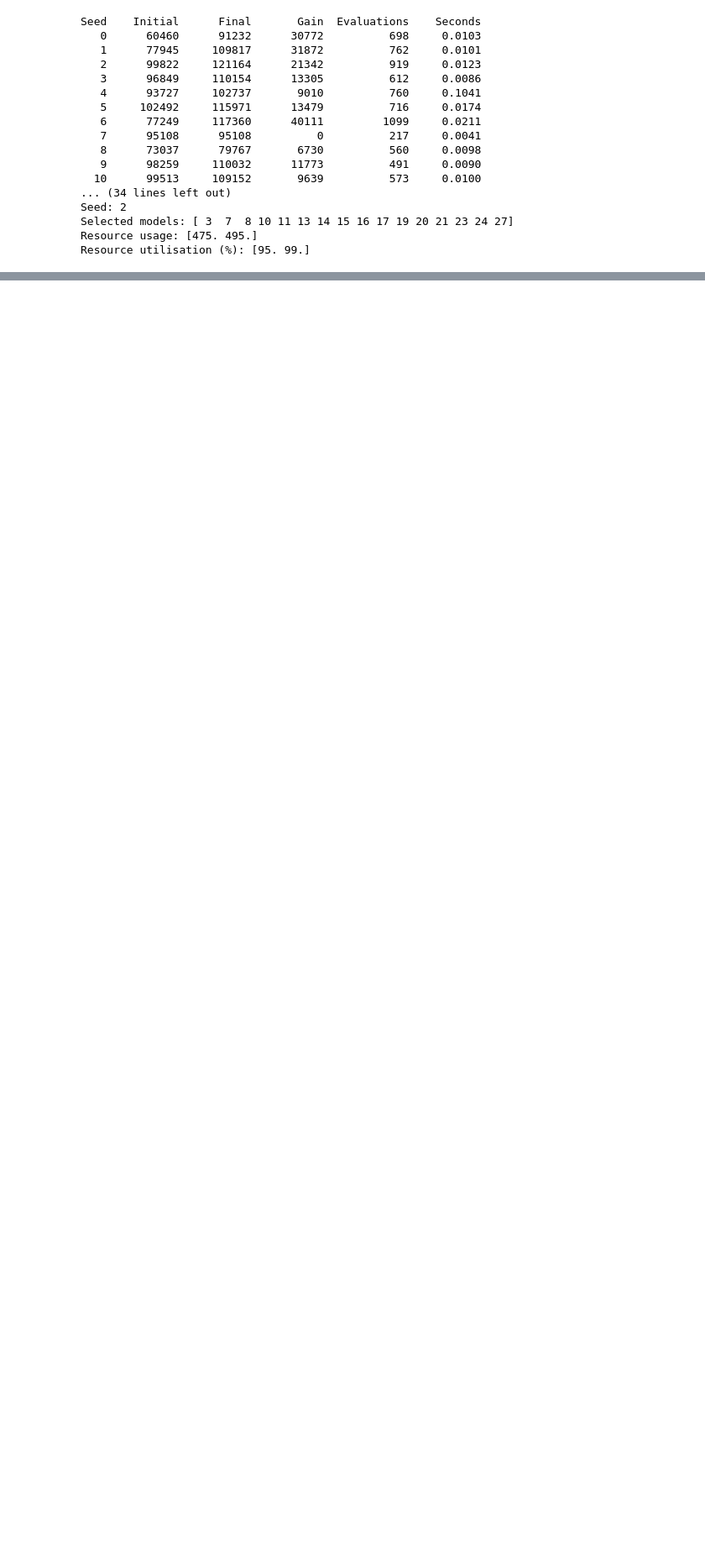
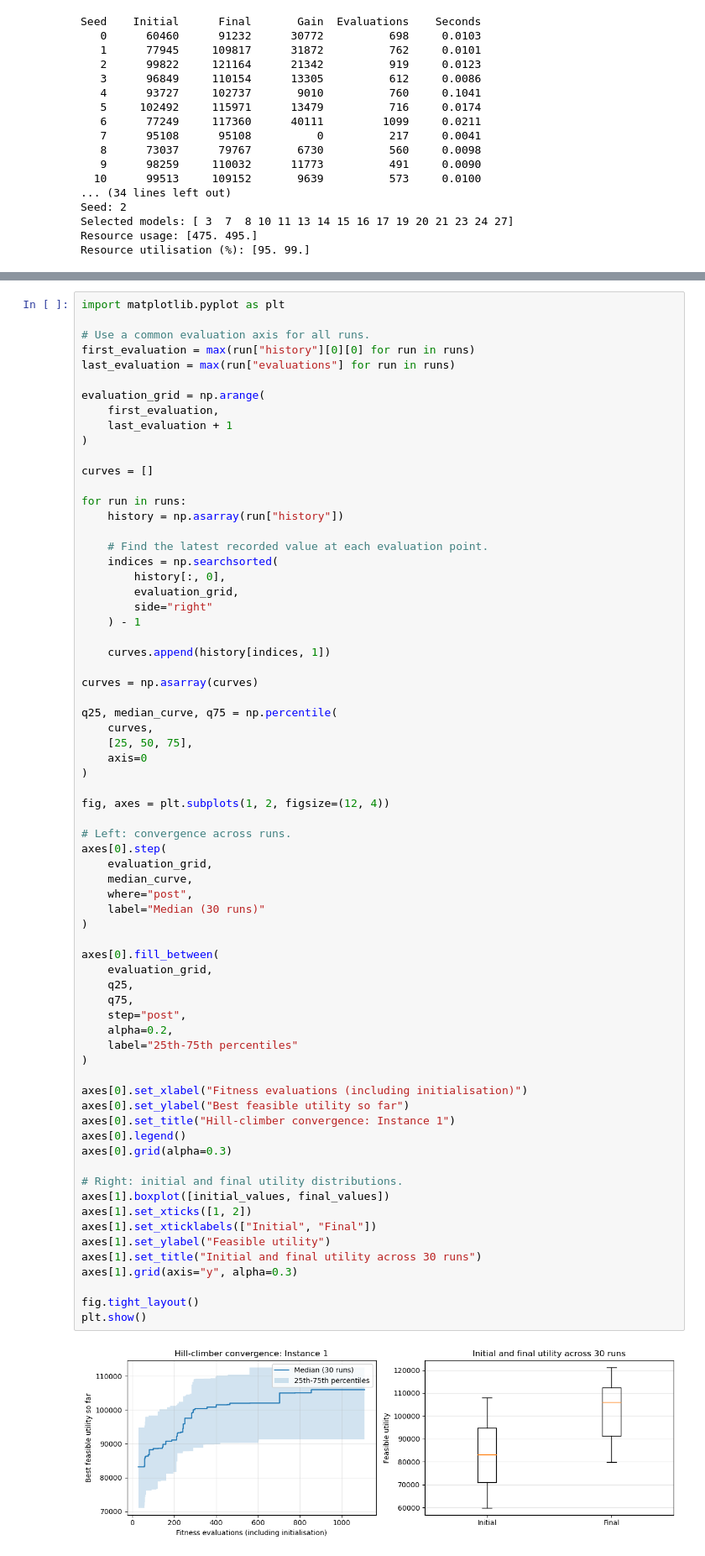
Before and after one commit to Sophiasunyahui/AI_Coursework, a Jupyter notebook: AI_Coursework/AI_Coursework.ipynb, the cells around one changed output, grey strips where cells are left out. Shown at 84% size. Saved outputs shown, nothing was run; the diff lists cells and outputs as text; blank space fills up the shorter version.

Commit message:
Convergence and Result Distribution-plots

```diff
--- a/AI_Coursework/AI_Coursework.ipynb
+++ b/AI_Coursework/AI_Coursework.ipynb
@@ -479,0 +494,71 @@ Resource utilisation (%): [95. 99.]
+# %%
+import matplotlib.pyplot as plt
+
+# Use a common evaluation axis for all runs.
+first_evaluation = max(run["history"][0][0] for run in runs)
+last_evaluation = max(run["evaluations"] for run in runs)
+
+evaluation_grid = np.arange(
+    first_evaluation,
+    last_evaluation + 1
+)
+
+curves = []
+
+for run in runs:
+    history = np.asarray(run["history"])
+
+    # Find the latest recorded value at each evaluation point.
+    indices = np.searchsorted(
+        history[:, 0],
+        evaluation_grid,
+        side="right"
+    ) - 1
+
+    curves.append(history[indices, 1])
+
+curves = np.asarray(curves)
+
+q25, median_curve, q75 = np.percentile(
+    curves,
+    [25, 50, 75],
+    axis=0
+)
+
+fig, axes = plt.subplots(1, 2, figsize=(12, 4))
+
+# Left: convergence across runs.
+axes[0].step(
+    evaluation_grid,
+    median_curve,
+    where="post",
+    label="Median (30 runs)"
+)
+
+axes[0].fill_between(
+    evaluation_grid,
+    q25,
+    q75,
+    step="post",
+    alpha=0.2,
+    label="25th-75th percentiles"
+)
+
+axes[0].set_xlabel("Fitness evaluations (including initialisation)")
+axes[0].set_ylabel("Best feasible utility so far")
+axes[0].set_title("Hill-climber convergence: Instance 1")
+axes[0].legend()
+axes[0].grid(alpha=0.3)
+
+# Right: initial and final utility distributions.
+axes[1].boxplot([initial_values, final_values])
+axes[1].set_xticks([1, 2])
+axes[1].set_xticklabels(["Initial", "Final"])
+axes[1].set_ylabel("Feasible utility")
+axes[1].set_title("Initial and final utility across 30 runs")
+axes[1].grid(axis="y", alpha=0.3)
+
+fig.tight_layout()
+plt.show()
+# %% [output]
+[figure, added]
```
Also changed, not shown: parts of 1 cell of this notebook.
